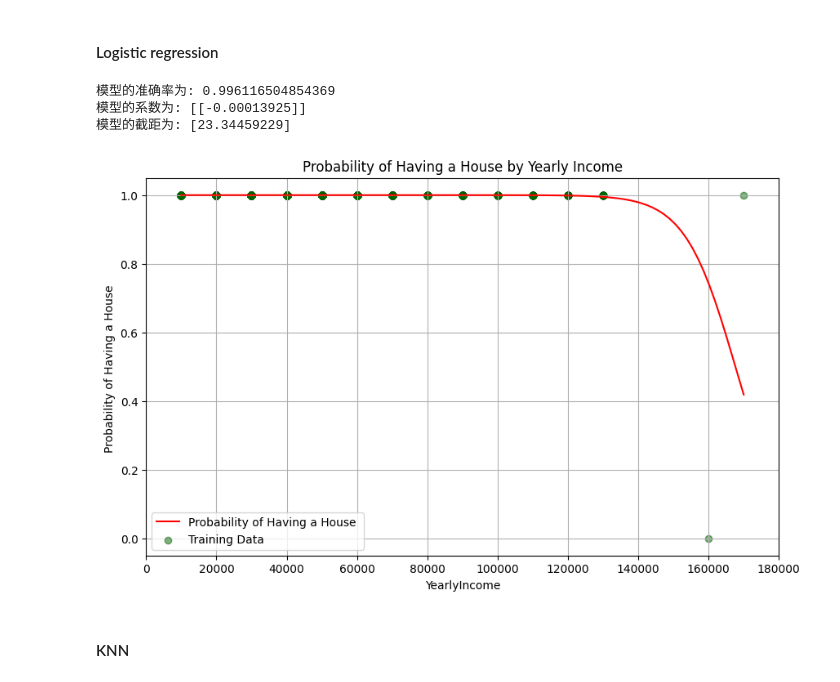
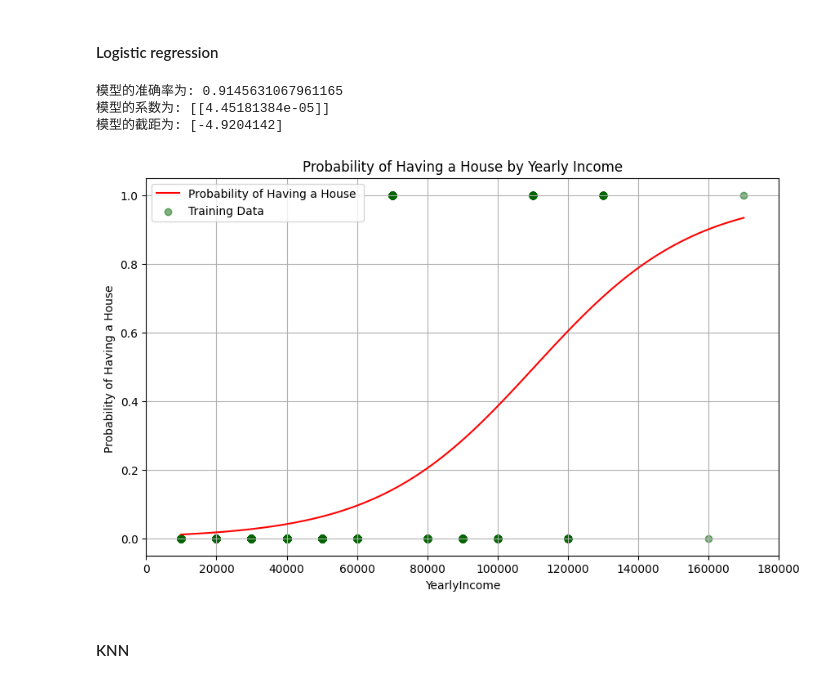
Before and after one commit to Chris-JunHao/group3, a Jupyter notebook: AdventureWork_Template_Final_Deliverable.ipynb, the cells around one changed output. Saved outputs shown, nothing was run; the diff lists cells and outputs as text; code cells hidden in the pictures.

```diff
--- a/AdventureWork_Template_Final_Deliverable.ipynb
+++ b/AdventureWork_Template_Final_Deliverable.ipynb
@@ -390,7 +390,7 @@ plt.show()
 # 按YearlyIncome分组并计算每个组的总和
 # Group by YearlyIncome and calculate the sum of each group
 grouped = data.groupby('YearlyIncome')['HouseOwnerFlag'].agg(['count', 'sum']).reset_index()
-grouped['NewHouseOwnerFlag'] = (grouped['sum'] > grouped['count'] / 2).astype(int)
+grouped['NewHouseOwnerFlag'] = (grouped['sum'] > grouped['count'] / 1.55).astype(int)
 # 合并原始DataFrame和分组后的结果，创建新的New列
 # Merge the original DataFrame and grouped results to create a new New column
 df_merged = data.merge(grouped[['YearlyIncome', 'NewHouseOwnerFlag']], on='YearlyIncome', how='left')
@@ -406,37 +406,37 @@ X = df_cleaned[['YearlyIncome']]  # 特征集
 y = df_cleaned['New']  # 目标变量
 # 划分训练集和测试集
 # Divide the training set and testing set
 X_train, X_test, y_train, y_test = train_test_split(X, y, test_size=0.25, random_state=42)
 # 训练模型
 # Training model
 model = LogisticRegression()
 model.fit(X_train, y_train)
 # 预测和评估
 # Prediction and evaluation
 y_pred = model.predict(X_test)
 accuracy = accuracy_score(y_test, y_pred)
 print(f"模型的准确率为: {accuracy}")
 print(f"模型的系数为: {model.coef_}")
 print(f"模型的截距为: {model.intercept_}")
 # 绘制预测概率图
 # Draw a prediction probability graph
 X_range = np.linspace(X['YearlyIncome'].min(), X['YearlyIncome'].max(), 100).reshape(-1, 1)
 y_pred_prob = model.predict_proba(X_range)[:, 1]
 plt.figure(figsize=(10, 6))
 plt.plot(X_range[:, 0], y_pred_prob, label='Probability of Having a House ', color='red')
 plt.scatter(X_train['YearlyIncome'], y_train, color='darkgreen', alpha=0.5, label='Training Data')
 plt.xlim(0, 180000)
 plt.xlabel('YearlyIncome')
 plt.ylabel('Probability of Having a House ')
 plt.title('Probability of Having a House by Yearly Income')
 plt.legend()
 plt.grid(True)
 plt.show()
 # %% [output]
-模型的准确率为: 0.996116504854369
-模型的系数为: [[-0.00013925]]
-模型的截距为: [23.34459229]
+模型的准确率为: 0.9145631067961165
+模型的系数为: [[4.45181384e-05]]
+模型的截距为: [-4.9204142]
-[figure, old version]
+[figure, new version]
 # %% [markdown]
 #### KNN
 # %%
```
Also changed, not shown: parts of 1 cell of this notebook.
